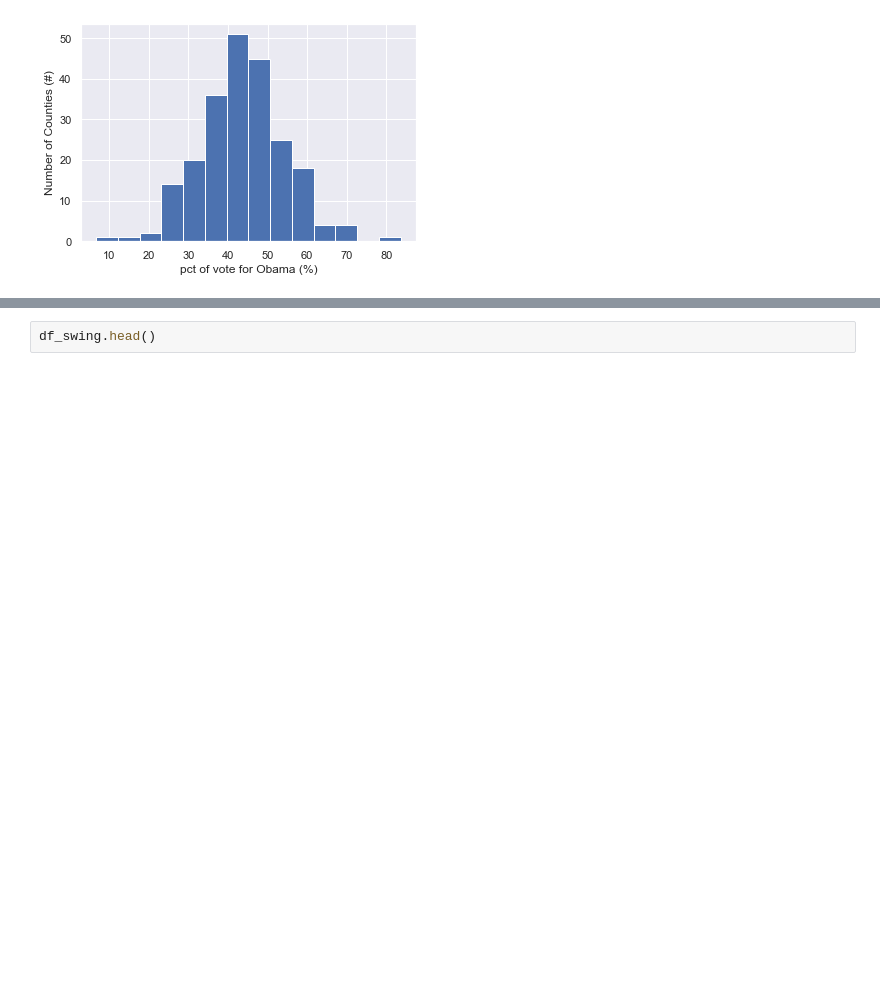
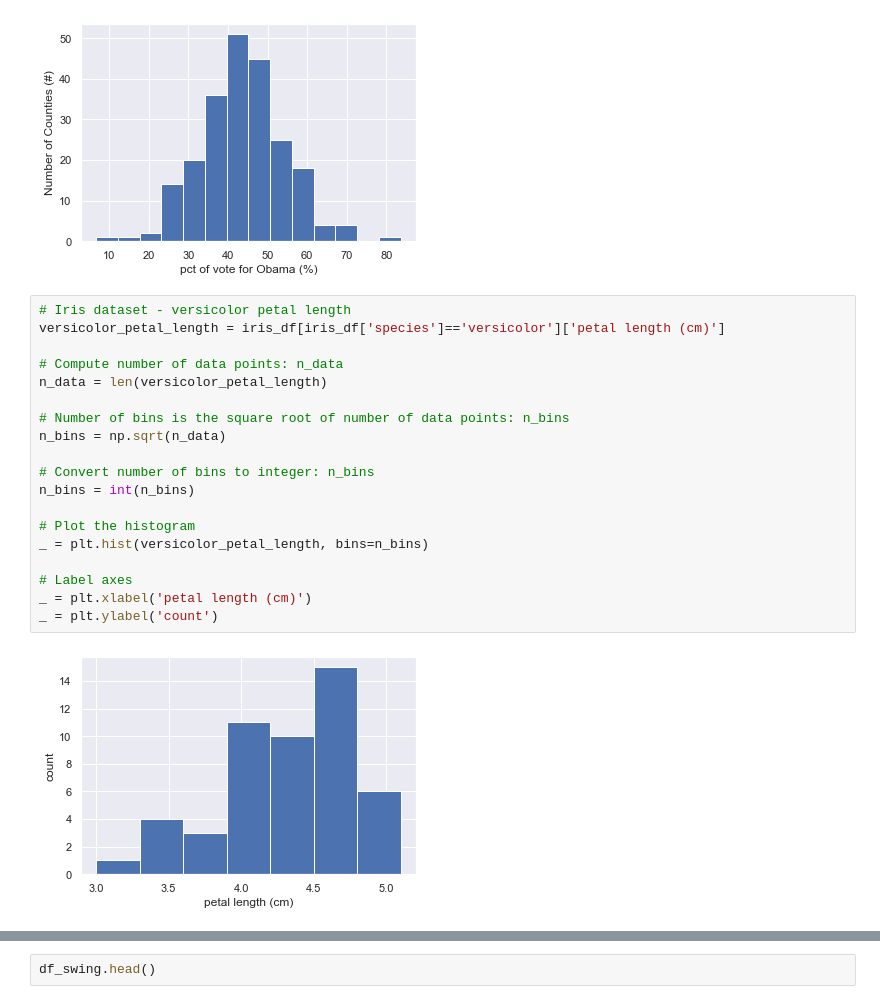
Before and after one commit to Alex-YuZ/Statistics-using-python, a Jupyter notebook: Statistical_Thinking_in_Python_I.ipynb, the cells around one changed output, grey strips where cells are left out. Drawn from its saved outputs; the diff is of its cells as text; blank space fills up the shorter version.

```diff
--- a/Statistical_Thinking_in_Python_I.ipynb
+++ b/Statistical_Thinking_in_Python_I.ipynb
@@ -177,6 +177,27 @@ plt.xlabel('pct of vote for Obama (%)')
 plt.ylabel('Number of Counties (#)');
 # %% [output]
 [figure]
+# %%
+# Iris dataset - versicolor petal length
+versicolor_petal_length = iris_df[iris_df['species']=='versicolor']['petal length (cm)']
+
+# Compute number of data points: n_data
+n_data = len(versicolor_petal_length)
+
+# Number of bins is the square root of number of data points: n_bins
+n_bins = np.sqrt(n_data)
+
+# Convert number of bins to integer: n_bins
+n_bins = int(n_bins)
+
+# Plot the histogram
+_ = plt.hist(versicolor_petal_length, bins=n_bins)
+
+# Label axes
+_ = plt.xlabel('petal length (cm)')
+_ = plt.ylabel('count')
+# %% [output]
+[figure, added]
 # %% [markdown]
 ### Bee Swarm Plot
 
```
Also changed, not shown: parts of 2 cells of this notebook.
